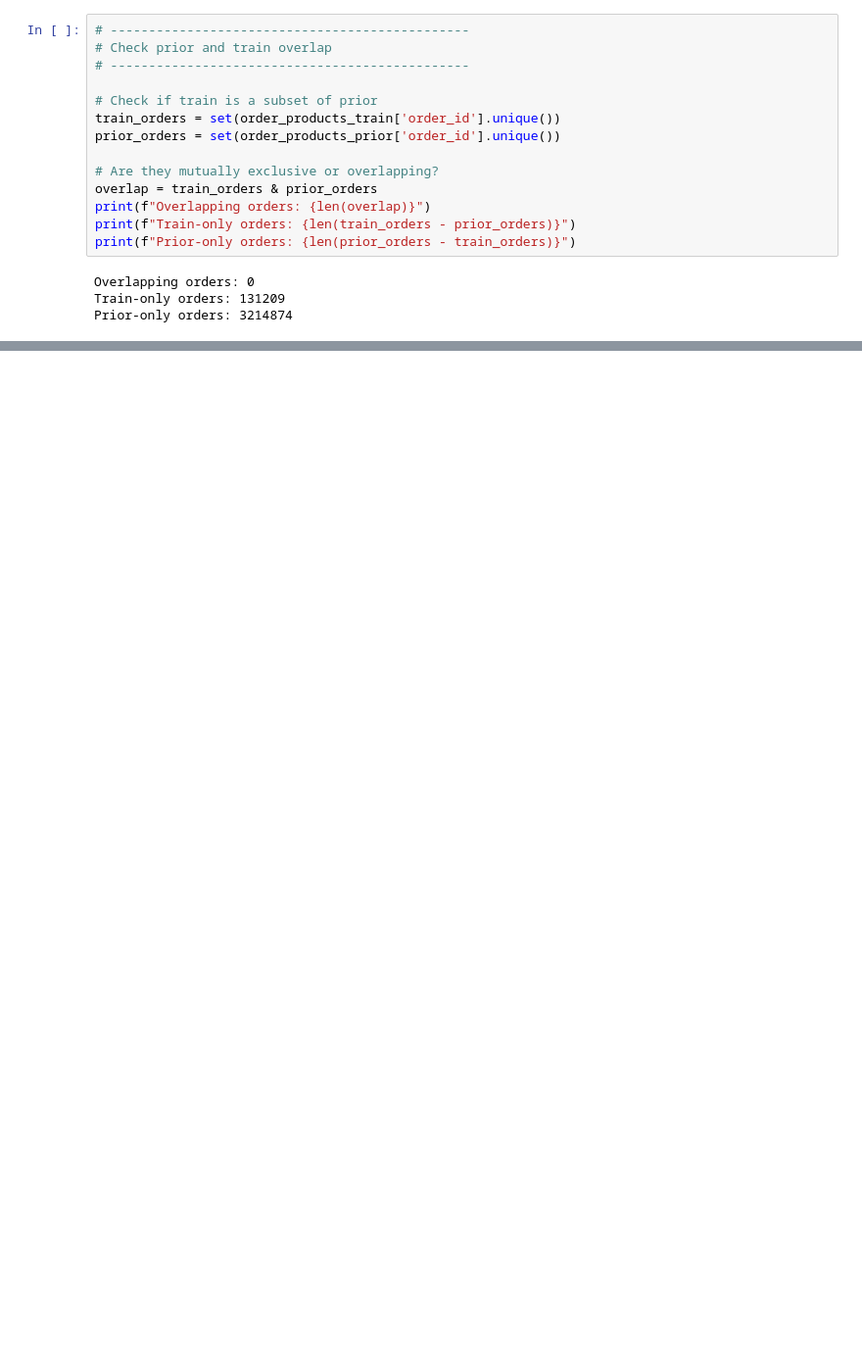
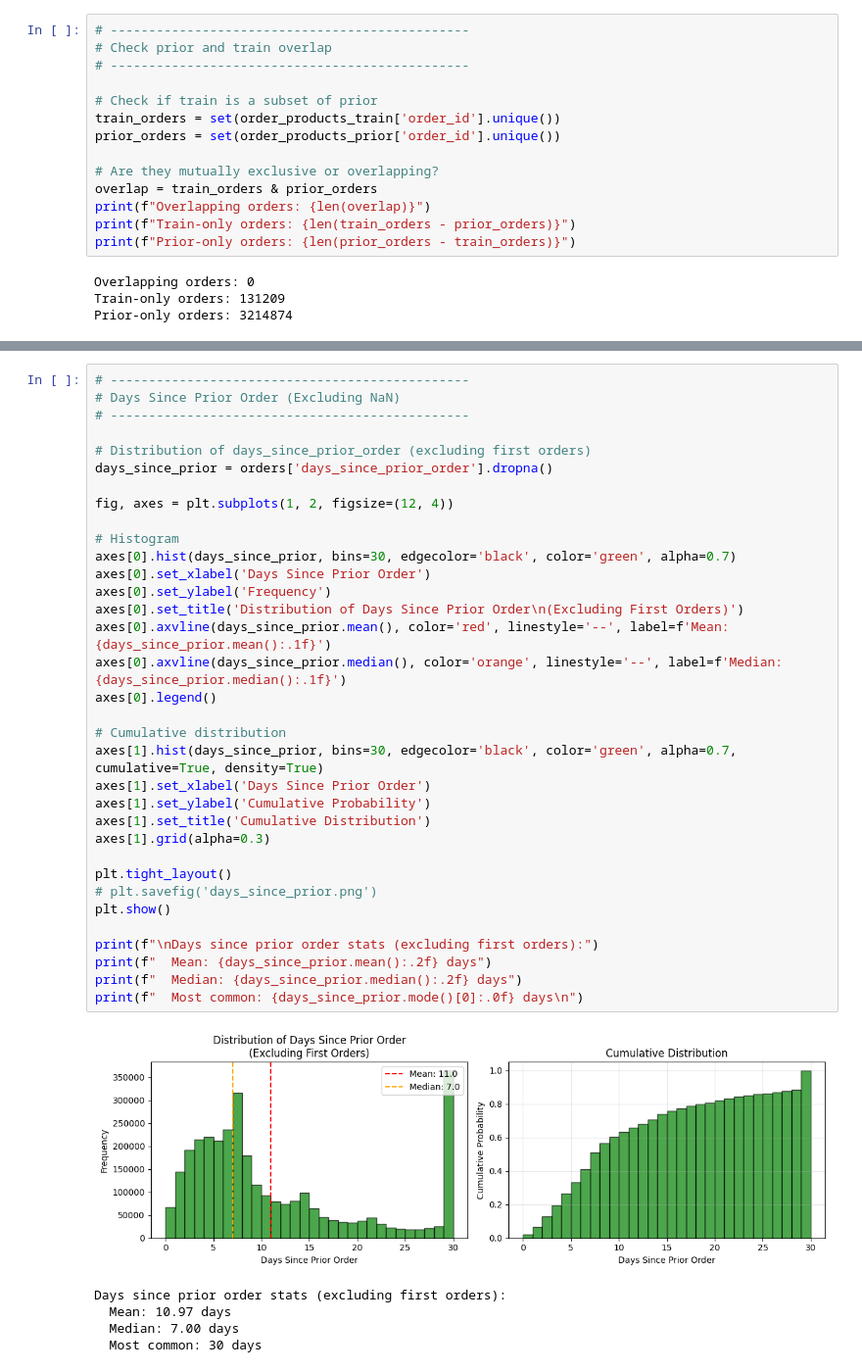
Before and after one commit to wengchienwei/ml-project-instacart, a Jupyter notebook: notebooks/01_data_exploration.ipynb, the cells around one changed output, grey strips where cells are left out. Shown at 98% size. Saved outputs shown, nothing was run; the diff lists cells and outputs as text; blank space fills up the shorter version.

```diff
--- a/notebooks/01_data_exploration.ipynb
+++ b/notebooks/01_data_exploration.ipynb
@@ -123,0 +411,40 @@ Missing: 0
+# %%
+# -----------------------------------------------
+# Days Since Prior Order (Excluding NaN)
+# -----------------------------------------------
+
+# Distribution of days_since_prior_order (excluding first orders)
+days_since_prior = orders['days_since_prior_order'].dropna()
+
+fig, axes = plt.subplots(1, 2, figsize=(12, 4))
+
+# Histogram
+axes[0].hist(days_since_prior, bins=30, edgecolor='black', color='green', alpha=0.7)
+axes[0].set_xlabel('Days Since Prior Order')
+axes[0].set_ylabel('Frequency')
+axes[0].set_title('Distribution of Days Since Prior Order\n(Excluding First Orders)')
+axes[0].axvline(days_since_prior.mean(), color='red', linestyle='--', label=f'Mean: {days_since_prior.mean():.1f}')
+axes[0].axvline(days_since_prior.median(), color='orange', linestyle='--', label=f'Median: {days_since_prior.median():.1f}')
+axes[0].legend()
+
+# Cumulative distribution
+axes[1].hist(days_since_prior, bins=30, edgecolor='black', color='green', alpha=0.7, cumulative=True, density=True)
+axes[1].set_xlabel('Days Since Prior Order')
+axes[1].set_ylabel('Cumulative Probability')
+axes[1].set_title('Cumulative Distribution')
+axes[1].grid(alpha=0.3)
+
+plt.tight_layout()
+# plt.savefig('days_since_prior.png')
+plt.show()
+
+print(f"\nDays since prior order stats (excluding first orders):")
+print(f"  Mean: {days_since_prior.mean():.2f} days")
+print(f"  Median: {days_since_prior.median():.2f} days")
+print(f"  Most common: {days_since_prior.mode()[0]:.0f} days\n")
+# %% [output]
+[figure, added]
+Days since prior order stats (excluding first orders):
+  Mean: 10.97 days
+  Median: 7.00 days
+  Most common: 30 days
```
Also changed, not shown: parts of 21 cells of this notebook.
